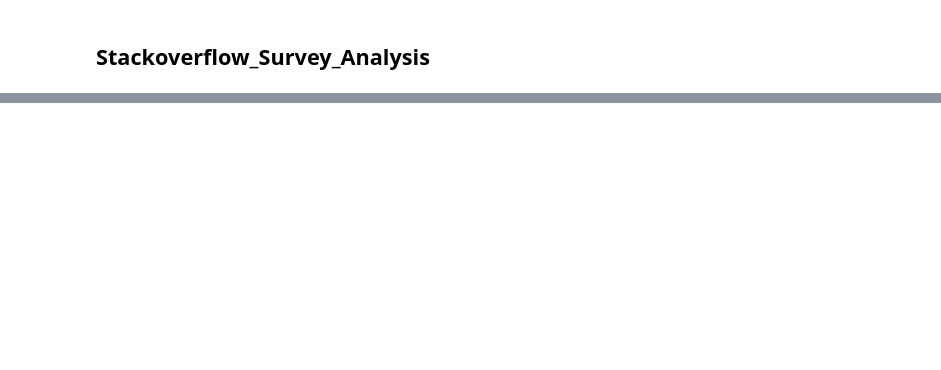
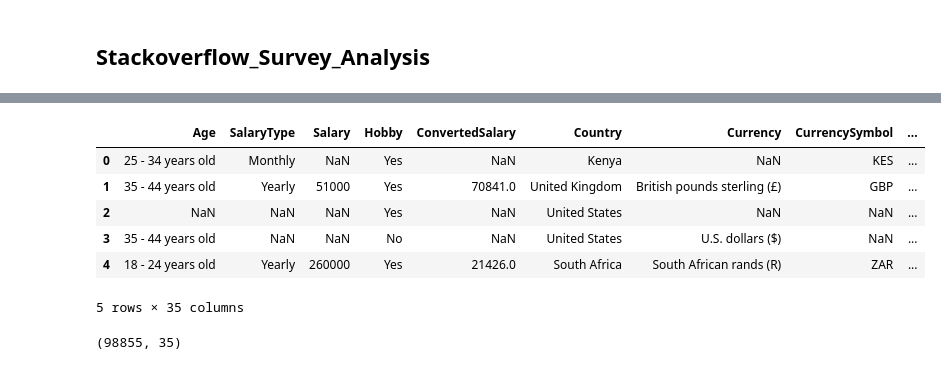
Before and after one commit to mona-piya/StackoverflowAnalysis, a Jupyter notebook: Stackoverflow_Survey_Analysis.ipynb, the cells around one changed output, grey strips where cells are left out. Drawn from its saved outputs; the diff is of its cells as text; code cells hidden in the pictures; blank space fills up the shorter version.

```diff
--- a/Stackoverflow_Survey_Analysis.ipynb
+++ b/Stackoverflow_Survey_Analysis.ipynb
@@ -24,0 +63,17 @@ df.head(10)
+# %%
+col=['Age','SalaryType','Salary','Hobby','ConvertedSalary','Country','Currency','CurrencySymbol','DatabaseDesireNextYear','DatabaseWorkedWith','DevType','FormalEducation','Employment','RaceEthnicity','Gender','JobSatisfaction','JobSearchStatus','LanguageDesireNextYear','LanguageWorkedWith','FrameworkDesireNextYear','FrameworkWorkedWith','OperatingSystem','CompanySize','PlatformDesireNextYear','PlatformWorkedWith','SexualOrientation','StackOverflowHasAccount','StackOverflowConsiderMember','StackOverflowParticipate','StackOverflowVisit','SurveyEasy','SurveyTooLong','UndergradMajor','YearsCoding','YearsCodingProf']
+df=df2018[col]
+df.head(5)
+# %% [output]
+|  | Age | SalaryType | Salary | Hobby | ConvertedSalary | Country | Currency | CurrencySymbol | ... |
+| 0 | 25 - 34 years old | Monthly | NaN | Yes | NaN | Kenya | NaN | KES | ... |
+| 1 | 35 - 44 years old | Yearly | 51000 | Yes | 70841.0 | United Kingdom | British pounds sterling (£) | GBP | ... |
+| 2 | NaN | NaN | NaN | Yes | NaN | United States | NaN | NaN | ... |
+| 3 | 35 - 44 years old | NaN | NaN | No | NaN | United States | U.S. dollars ($) | NaN | ... |
+| 4 | 18 - 24 years old | Yearly | 260000 | Yes | 21426.0 | South Africa | South African rands (R) | ZAR | ... |
+5 rows × 35 columns
+# %%
+#34 col has been selected, compared the shape
+df.shape
+# %% [output]
+(98855, 35)
```
Also changed, not shown: parts of 21 cells of this notebook.
